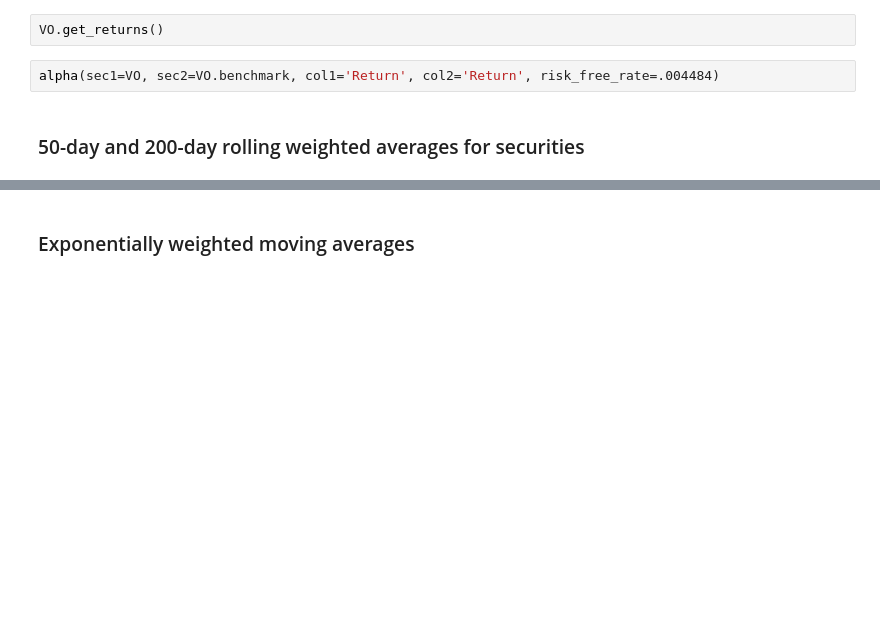
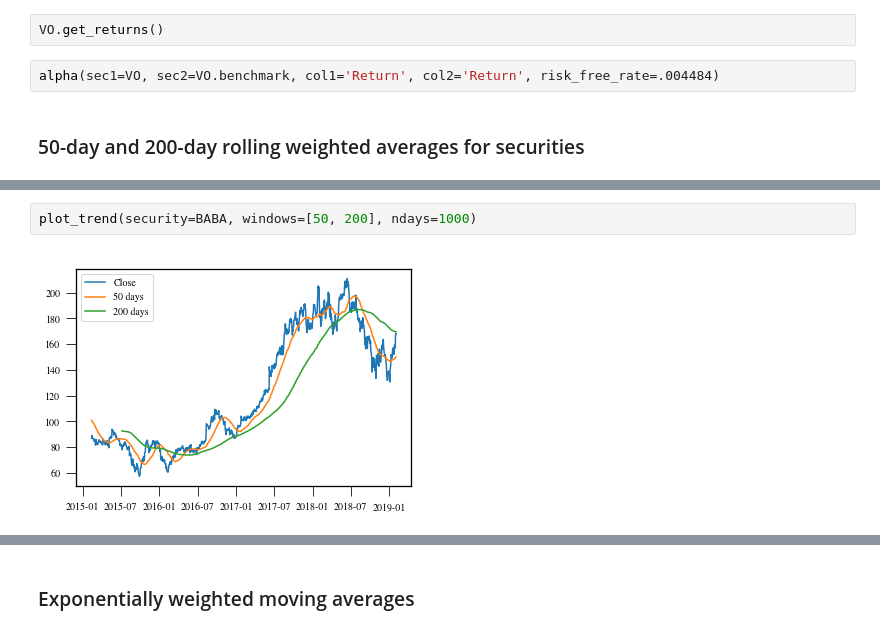
Before and after one commit to ahwkuepper/portfolios, a Jupyter notebook: notebooks/dev_book.ipynb, the cells around one changed output, grey strips where cells are left out. Cells and saved outputs as stored; diff of their text form; blank space fills up the shorter version.

```diff
--- a/notebooks/dev_book.ipynb
+++ b/notebooks/dev_book.ipynb
@@ -215,2 +235,6 @@ plot_trend(security=BIDU, windows=[50, 200])
+# %%
+plot_trend(security=BABA, windows=[50, 200], ndays=1000)
+# %% [output]
+[figure, added]
 # %%
 W = et.Security('W')
```
Also changed, not shown: parts of 26 cells of this notebook, 5 other files.
